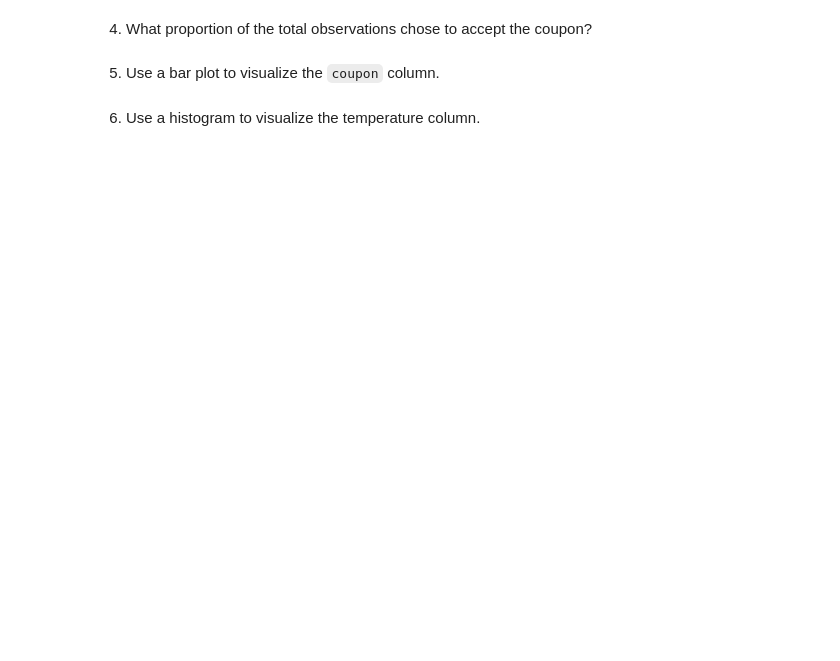
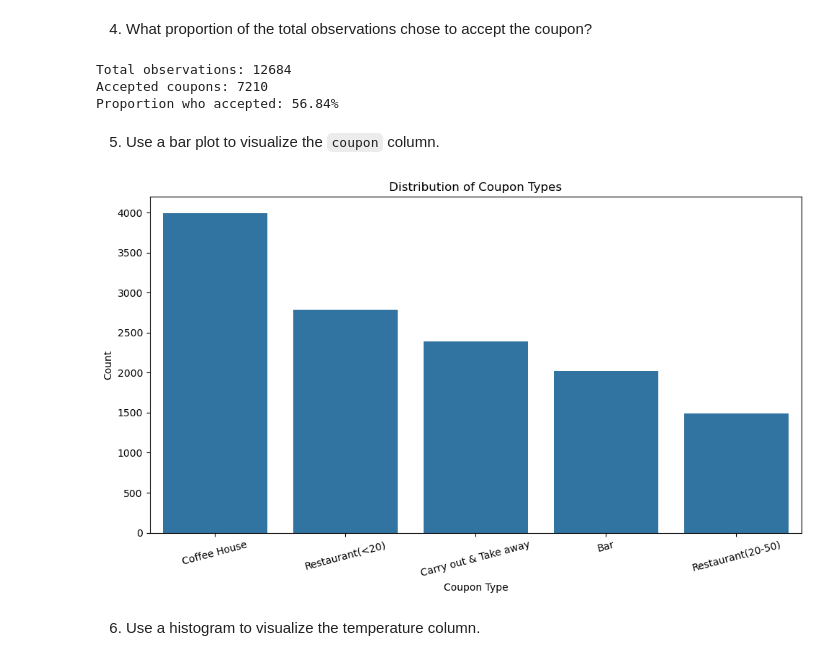
Before and after one commit to AmrElbagoury/coupon-acceptance-analysis, a Jupyter notebook: prompt.ipynb, the cells around one changed output. Drawn from its saved outputs; the diff is of its cells as text; code cells hidden in the pictures; blank space fills up the shorter version.

Commit message:
Data Imported and Cleaned. Analysis for Bar Coupon completed. Readme file updated.

```diff
--- a/prompt.ipynb
+++ b/prompt.ipynb
@@ -84,0 +139,3 @@ data.head()
+# %%
+clean_data = data
+clean_data = clean_data.drop(columns=['car'])
@@ -84,0 +151,7 @@ data.head()
+# %%
+cols_to_fill = ['Bar', 'CoffeeHouse', 'CarryAway',
+                'RestaurantLessThan20', 'Restaurant20To50']
+
+for col in cols_to_fill:
+    print(f"{col} mode: {clean_data[col].mode()[0]}")
+    clean_data[col] = clean_data[col].fillna(clean_data[col].mode()[0])
@@ -85,6 +184,29 @@ data.head()
 # %% [markdown]
 4. What proportion of the total observations chose to accept the coupon?
+# %%
+total = clean_data['Y'].count()
+accepted = clean_data.query("Y==1")['Y'].count()
+proportion = accepted / total
+print(f"Total observations: {total}")
+print(f"Accepted coupons: {accepted}")
+print(f"Proportion who accepted: {proportion:.2%}")
+# %% [output]
+Total observations: 12684
+Accepted coupons: 7210
+Proportion who accepted: 56.84%
 # %% [markdown]
 5. Use a bar plot to visualize the `coupon` column.
+# %%
+plt.figure(figsize=(10, 6))
+sns.countplot(data=clean_data, x='coupon', order=clean_data['coupon'].value_counts().index)
+
+plt.title('Distribution of Coupon Types')
+plt.xlabel('Coupon Type')
+plt.ylabel('Count')
+plt.xticks(rotation=15)
+plt.tight_layout()
+plt.show()
+# %% [output]
+[figure, added]
 # %% [markdown]
 6. Use a histogram to visualize the temperature column.
```
Also changed, not shown: parts of 24 cells of this notebook, 1 other file.
